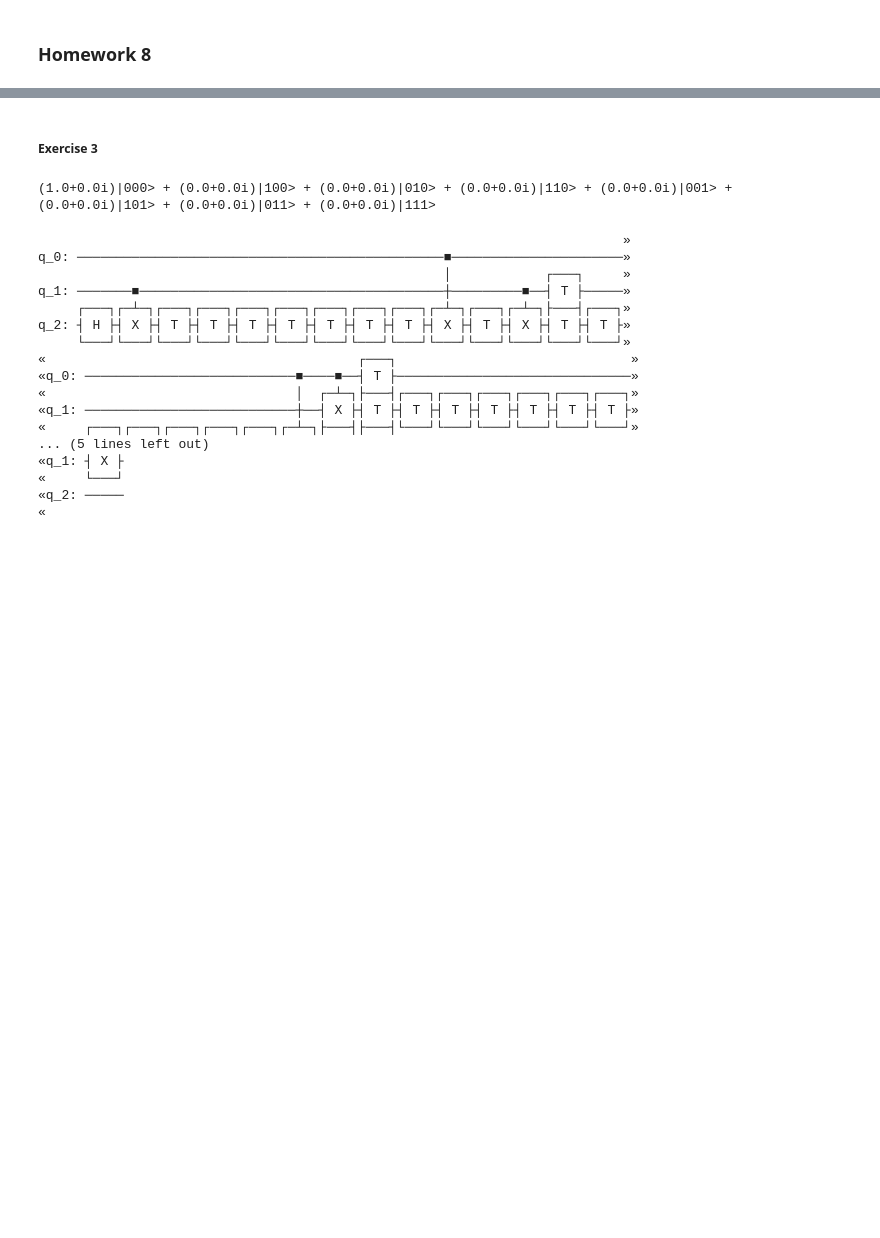
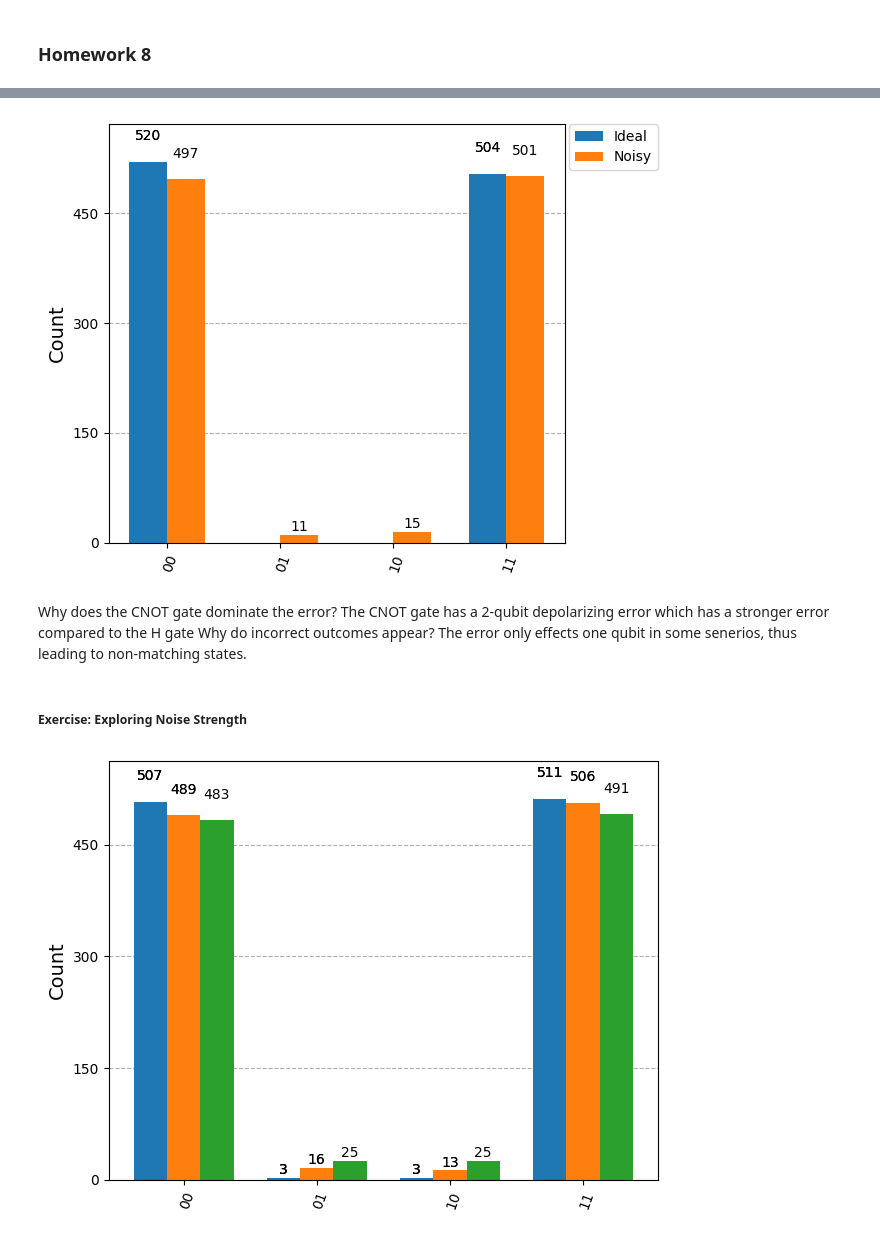
Before and after one commit to MatthewJarek/Quantum_Information_Lab, a Jupyter notebook: Homeworks/Homework_8/QILab_Homework_8.ipynb, the cells around one changed output, grey strips where cells are left out. Cells and saved outputs as stored; diff of their text form; code cells hidden in the pictures; blank space fills up the shorter version.

```diff
--- a/Homeworks/Homework_8/QILab_Homework_8.ipynb
+++ b/Homeworks/Homework_8/QILab_Homework_8.ipynb
@@ -61,32 +46,38 @@ q_2: ──────────┤ X ├
+# %%
+noisy_backend = AerSimulator(noise_model = noise_model)
+tqc = transpile(qc, noisy_backend)
+job = noisy_backend.run(tqc, shots=1024)
+noisy_counts = job.result().get_counts()
+plot_histogram([ideal_counts,noisy_counts], legend=['Ideal', 'Noisy'])
+# %% [output]
+[figure, added]
+# %% [markdown]
+Why does the CNOT gate dominate the error?
+    The CNOT gate has a 2-qubit depolarizing error which has a stronger error compared to the H gate
+Why do incorrect outcomes appear?
+    The error only effects one qubit in some senerios, thus leading to non-matching states.
 # %% [markdown]
-##### Exercise 3
+##### Exercise: Exploring Noise Strength
 # %%
-### Decompose Toffoli
-qc3 = QuantumCircuit(3)
-qc3.ccx(0,1,2)
-state = Statevector(qc3)
-print(f"({np.real(state[0]):.2}+{np.imag(state[0]):.2}i)|000> + ({np.real(state[1]):.2}+{np.imag(state[1]):.2}i)|100> + ({np.real(state[2]):.2}+{np.imag(state[2]):.2}i)|010> + ({np.real(state[3]):.2}+{np.imag(state[3]):.2}i)|110> + ({np.real(state[4]):.2}+{np.imag(state[4]):.2}i)|001> + ({np.real(state[5]):.2}+{np.imag(state[5]):.2}i)|101> + ({np.real(state[6]):.2}+{np.imag(state[6]):.2}i)|011> + ({np.real(state[7]):.2}+{np.imag(state[7]):.2}i)|111>")
+p2_values = [0.01, 0.05, 0.1]
+results = []
 
-optimized = transpile(qc3 , optimization_level =3 , basis_gates =["h", "t" , "cx" ])
+for p in p2_values:
+    # 1. Setup noise model
+    nm = NoiseModel()
+    error_2q = depolarizing_error(p, 2)
+    nm.add_all_qubit_quantum_error(error_2q, ['cx'])
 
+    # 2. Attach noise model to the backend
+    noisy_backend = AerSimulator(noise_model = nm)
 
-optimized.draw()
+    # 3. Transpile for this specific backend
+    transpiled_qc = transpile(qc, noisy_backend)
+
+    # 4. Run the circuit
+    job = noisy_backend.run(transpiled_qc, shots = 1024)
+    results.append(job.result().get_counts())
+# plot_histogram([ideal_counts,noisy_counts], legend=['Ideal', 'Noisy'])
+plot_histogram(results)
 # %% [output]
-(1.0+0.0i)|000> + (0.0+0.0i)|100> + (0.0+0.0i)|010> + (0.0+0.0i)|110> + (0.0+0.0i)|001> + (0.0+0.0i)|101> + (0.0+0.0i)|011> + (0.0+0.0i)|111>
-                                                                           »
-q_0: ───────────────────────────────────────────────■──────────────────────»
-                                                    │            ┌───┐     »
-q_1: ───────■───────────────────────────────────────┼─────────■──┤ T ├─────»
-     ┌───┐┌─┴─┐┌───┐┌───┐┌───┐┌───┐┌───┐┌───┐┌───┐┌─┴─┐┌───┐┌─┴─┐├───┤┌───┐»
-q_2: ┤ H ├┤ X ├┤ T ├┤ T ├┤ T ├┤ T ├┤ T ├┤ T ├┤ T ├┤ X ├┤ T ├┤ X ├┤ T ├┤ T ├»
-     └───┘└───┘└───┘└───┘└───┘└───┘└───┘└───┘└───┘└───┘└───┘└───┘└───┘└───┘»
-«                                        ┌───┐                              »
-«q_0: ───────────────────────────■────■──┤ T ├──────────────────────────────»
-«                                │  ┌─┴─┐├───┤┌───┐┌───┐┌───┐┌───┐┌───┐┌───┐»
-«q_1: ───────────────────────────┼──┤ X ├┤ T ├┤ T ├┤ T ├┤ T ├┤ T ├┤ T ├┤ T ├»
-«     ┌───┐┌───┐┌───┐┌───┐┌───┐┌─┴─┐├───┤├───┤└───┘└───┘└───┘└───┘└───┘└───┘»
-... (5 lines left out)
-«q_1: ┤ X ├
-«     └───┘
-«q_2: ─────
-«
+[figure, added]
```
Also changed, not shown: parts of 16 cells of this notebook, 4 other files.
